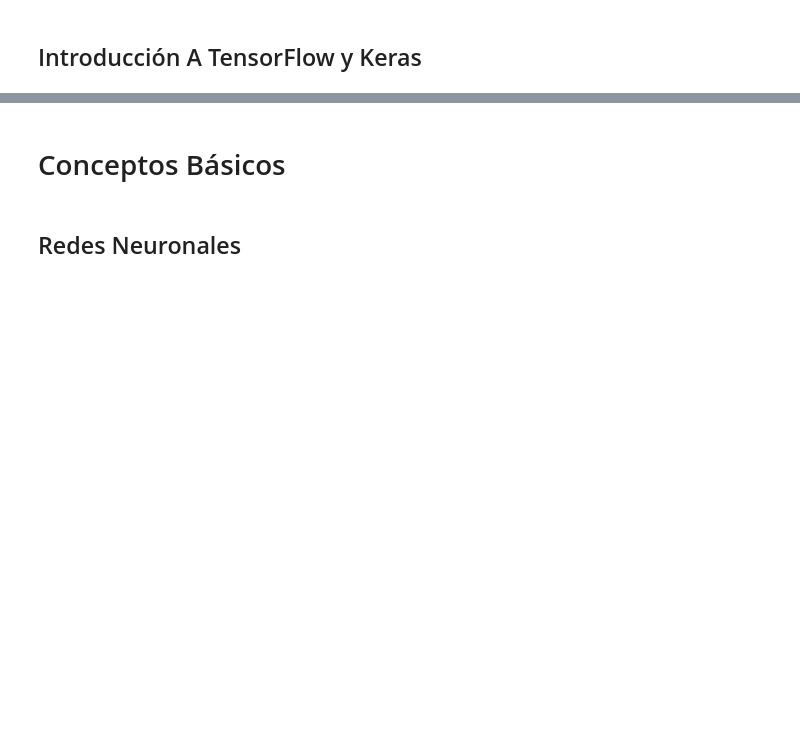
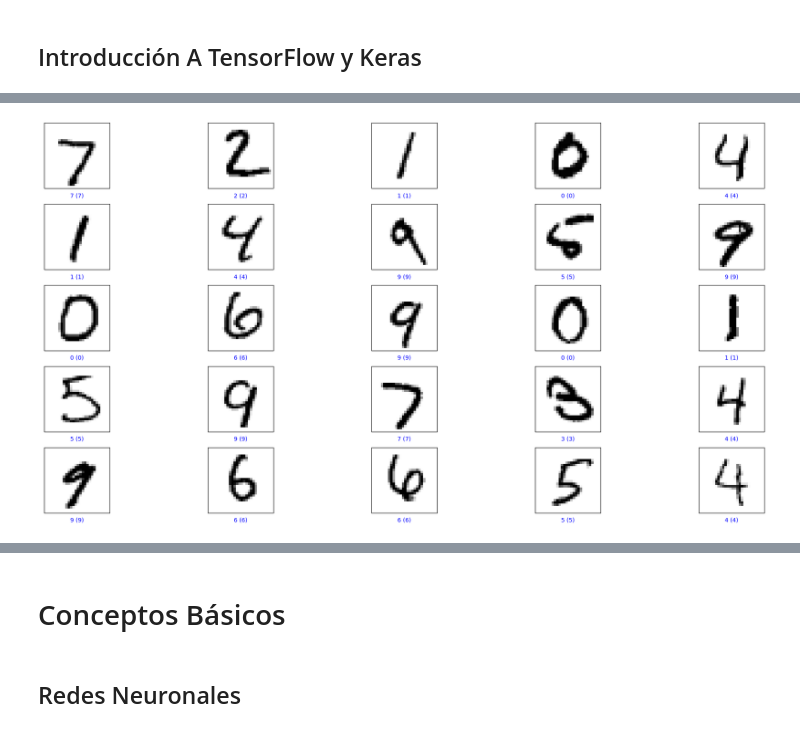
Before and after one commit to DanAndCastRod/python_DataScience, a Jupyter notebook: session11-deeplearning-tf-keras.ipynb, the cells around one changed output, grey strips where cells are left out. Drawn from its saved outputs; the diff is of its cells as text; code cells hidden in the pictures; blank space fills up the shorter version.

```diff
--- a/session11-deeplearning-tf-keras.ipynb
+++ b/session11-deeplearning-tf-keras.ipynb
@@ -41,0 +154,32 @@ El término "Deep" en Deep Learning se refiere a la cantidad de capas a través
+# %%
+import numpy as np
+import matplotlib.pyplot as plt
+
+# Obtener las predicciones del modelo
+predictions = model.predict(x_test)
+
+# Graficar las primeras 25 imágenes de prueba, sus etiquetas predichas y las reales
+num_rows = 5
+num_cols = 5
+num_images = num_rows * num_cols
+plt.figure(figsize=(2*2*num_cols, 2*num_rows))
+for i in range(num_images):
+  plt.subplot(num_rows, 2*num_cols, 2*i+1)
+  plt.grid(False)
+  plt.xticks([])
+  plt.yticks([])
+  plt.imshow(x_test[i], cmap=plt.cm.binary)
+  predicted_label = np.argmax(predictions[i])
+  true_label = y_test[i]
+  if predicted_label == true_label:
+    color = 'blue'
+  else:
+    color = 'red'
+  plt.xlabel("{} ({})".format(predicted_label,
+                                true_label),
+                                color=color)
+
+# Ajustar el espacio entre las imágenes
+plt.tight_layout()
+plt.show()
+# %% [output]
@@ -41,0 +187 @@ El término "Deep" en Deep Learning se refiere a la cantidad de capas a través
+[figure, added]
```
Also changed, not shown: parts of 38 cells of this notebook, 1 other file.
